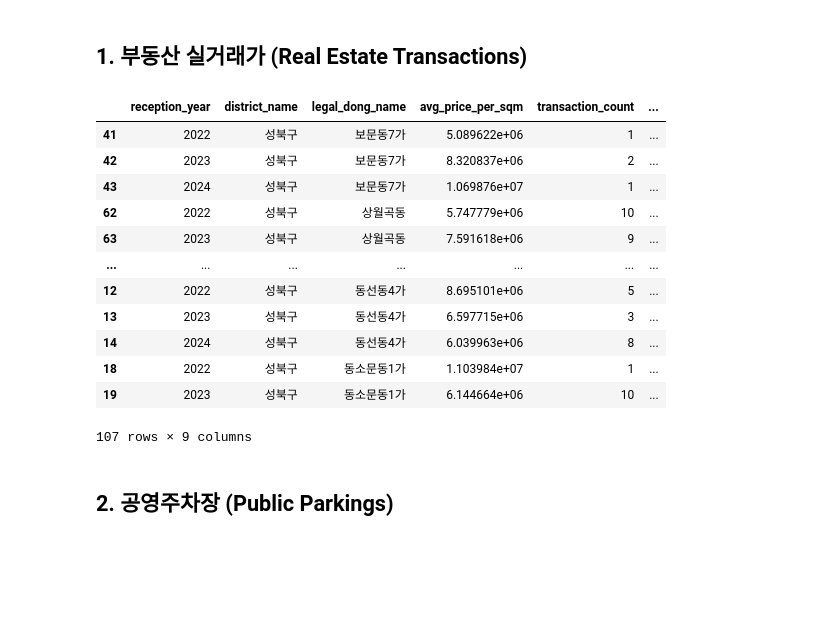
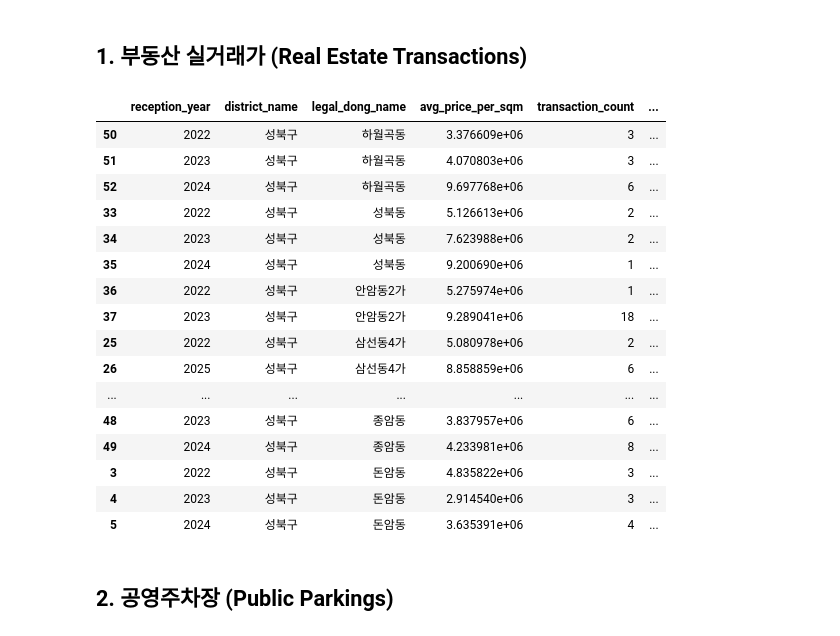
Before and after one commit to DobongSeSAC03/flask-property, a Jupyter notebook: notebook/db_test_rd.ipynb, the cells around one changed output. Cells and saved outputs as stored; diff of their text form; code cells hidden in the pictures; blank space fills up the shorter version.

```diff
--- a/notebook/db_test_rd.ipynb
+++ b/notebook/db_test_rd.ipynb
@@ -20,6 +20,7 @@ from myapp.models import RealEstateTransaction, PublicParking
 input_district_name = "성북구"
 input_legal_dong_name = None
 input_building_use = "연립다세대"
+input_amount = "20000" # 10,000 단위 처리 필요 (프론트에서)
 
 # SQLAlchemy를 사용하여 데이터 가져오기
 transactions = RealEstateTransaction.query.limit(5).all()
@@ -29,6 +30,10 @@ transactions = RealEstateTransaction.query.limit(5).all()
 stmt = select(RealEstateTransaction)
 df_ret = pd.read_sql(stmt, db.session.connection())
 
+# 건물 가격 필터링
+def filter_by_amount(df, building_amount):
+    building_amount = int(building_amount)
+    return df[df['amount'] < building_amount].copy()
 
 # 건물 유형 필터링
 def filter_by_building_type(df, building_type):
@@ -118,52 +123,63 @@ def apply_change_rank(df):
     )
     return df
 
+# 원본 데이터 할당
+district_df = df_ret
+
+# 입력받은 건물 가격이 있으면 원본 데이터를 건물 가격 언더로만 필터링 후 지역구로 필터링
+# 건물 가격을 받지 않으면 원본 데이터를 지역구에서만 필터링
+if input_amount is not None:
+    district_df = filter_by_amount(district_df, input_amount)
+
 # 건물 유형이 있으면 원본 데이터를 건물 유형에 맞게 필터링 후 지역구로 필터링
 # 건물 유형이 없으면 원본 데이터를 지역구에서만 필터링
 if input_building_use is not None:
-    district_df = filter_by_building_type(df_ret, input_building_use)
-else:
-    district_df = df_ret
+    district_df = filter_by_building_type(district_df, input_building_use)
 
+# 지역구 필터링
 district_df = filter_by_district(district_df, input_district_name)
 
 district_df = calc_price_per_sqm(district_df)
 
 yearly_avg_price = calc_yearly_avg_price(district_df)
 yearly_avg_price = format_price_column(yearly_avg_price)
 yearly_avg_price = calc_yoy_change_rate(yearly_avg_price)
 yearly_avg_price = calc_total_change_rate(yearly_avg_price)
 yearly_avg_price = apply_change_rank(yearly_avg_price)
 
 
 
 # 랭킹으로 정렬
 yearly_avg_price = yearly_avg_price.sort_values(
     ['change_rank', 'reception_year']
 
 )
 
 # 법정동 유무에 따른 프론트 던지기?
 if input_legal_dong_name is not None:
         yearly_avg_price = yearly_avg_price[
             yearly_avg_price['legal_dong_name'] == input_legal_dong_name
         ]
 
 yearly_avg_price
 # %% [output]
 |  | reception_year | district_name | legal_dong_name | avg_price_per_sqm | transaction_count | ... |
-| 41 | 2022 | 성북구 | 보문동7가 | 5.089622e+06 | 1 | ... |
-| 42 | 2023 | 성북구 | 보문동7가 | 8.320837e+06 | 2 | ... |
-| 43 | 2024 | 성북구 | 보문동7가 | 1.069876e+07 | 1 | ... |
-| 62 | 2022 | 성북구 | 상월곡동 | 5.747779e+06 | 10 | ... |
-| 63 | 2023 | 성북구 | 상월곡동 | 7.591618e+06 | 9 | ... |
+| 50 | 2022 | 성북구 | 하월곡동 | 3.376609e+06 | 3 | ... |
+| 51 | 2023 | 성북구 | 하월곡동 | 4.070803e+06 | 3 | ... |
+| 52 | 2024 | 성북구 | 하월곡동 | 9.697768e+06 | 6 | ... |
+| 33 | 2022 | 성북구 | 성북동 | 5.126613e+06 | 2 | ... |
+| 34 | 2023 | 성북구 | 성북동 | 7.623988e+06 | 2 | ... |
+| 35 | 2024 | 성북구 | 성북동 | 9.200690e+06 | 1 | ... |
+| 36 | 2022 | 성북구 | 안암동2가 | 5.275974e+06 | 1 | ... |
+| 37 | 2023 | 성북구 | 안암동2가 | 9.289041e+06 | 18 | ... |
+| 25 | 2022 | 성북구 | 삼선동4가 | 5.080978e+06 | 2 | ... |
+| 26 | 2025 | 성북구 | 삼선동4가 | 8.858859e+06 | 6 | ... |
 | ... | ... | ... | ... | ... | ... | ... |
-| 12 | 2022 | 성북구 | 동선동4가 | 8.695101e+06 | 5 | ... |
-| 13 | 2023 | 성북구 | 동선동4가 | 6.597715e+06 | 3 | ... |
-| 14 | 2024 | 성북구 | 동선동4가 | 6.039963e+06 | 8 | ... |
-| 18 | 2022 | 성북구 | 동소문동1가 | 1.103984e+07 | 1 | ... |
-| 19 | 2023 | 성북구 | 동소문동1가 | 6.144664e+06 | 10 | ... |
+| 48 | 2023 | 성북구 | 종암동 | 3.837957e+06 | 6 | ... |
+| 49 | 2024 | 성북구 | 종암동 | 4.233981e+06 | 8 | ... |
+| 3 | 2022 | 성북구 | 돈암동 | 4.835822e+06 | 3 | ... |
+| 4 | 2023 | 성북구 | 돈암동 | 2.914540e+06 | 3 | ... |
+| 5 | 2024 | 성북구 | 돈암동 | 3.635391e+06 | 4 | ... |
-107 rows × 9 columns
 # %% [markdown]
 ## 2. 공영주차장 (Public Parkings)
 # %%
```
